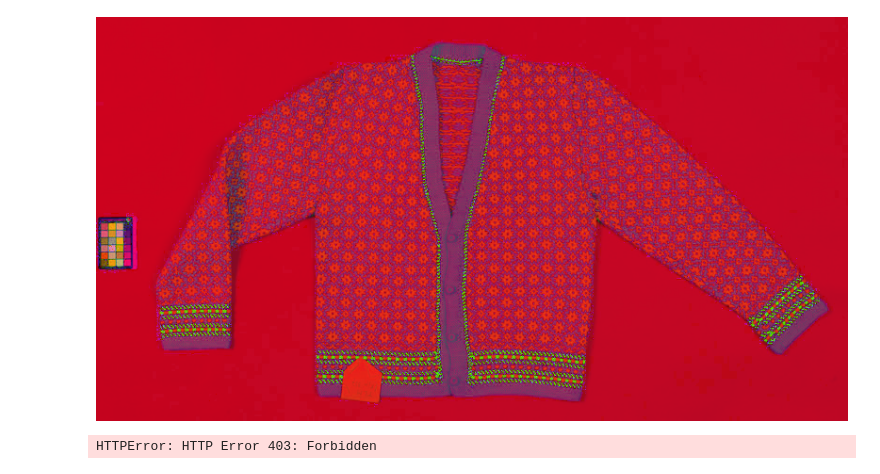
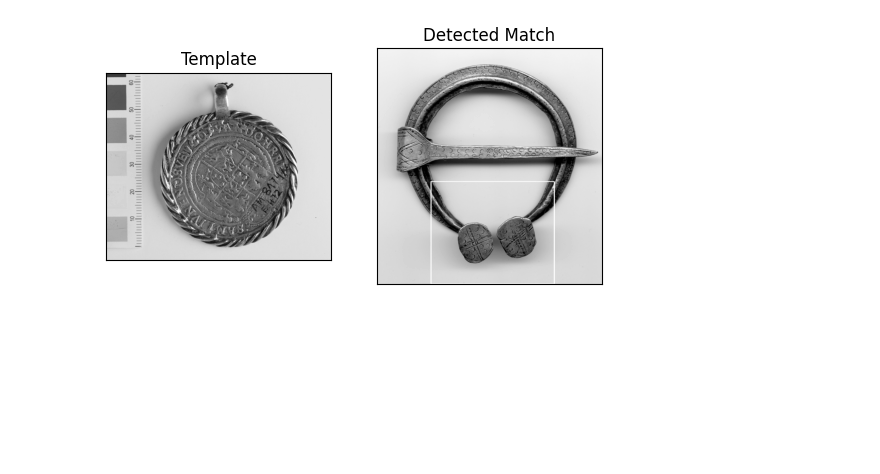
Before and after one commit to olexandr7/erm_workshop, a Jupyter notebook: ERM_workshop_2.ipynb, the cells around one changed output. Drawn from its saved outputs; the diff is of its cells as text; code cells hidden in the pictures; blank space fills up the shorter version.

```diff
--- a/ERM_workshop_2.ipynb
+++ b/ERM_workshop_2.ipynb
@@ -64,21 +43,45 @@ img3 = hsv
-# %%
-from google.colab.patches import cv2_imshow
-cv2_imshow(img3)
-# %% [output]
-[figure, removed]
 # %%
-url_img = "https://www.muis.ee/digitaalhoidla/api/meedia/pisipilt?id=dbcd28ca-89e3-4c13-b6e8-b0cbc889c771"
-url_template = "https://i.sstatic.net/XLwFS.png"
+#Choosing image and template
+#https://docs.opencv.org/3.4/d4/dc6/tutorial_py_template_matching.html
 
+#Image and template set here
+url_img = "https://www.muis.ee/digitaalhoidla/api/meedia/pisipilt?id=236f05e6-4060-4190-9eaf-0f0f70e0d09e"
+url_template = "https://www.muis.ee/digitaalhoidla/api/meedia/pisipilt?id=5120c5cc-6e75-4dca-a366-df361a138f8a"
 
+#loading images
 url_response_img = urllib.request.urlopen(url_img)
 img = cv2.imdecode(np.array(bytearray(url_response_img.read()), dtype=np.uint8), -1)
 url_response_template = urllib.request.urlopen(url_template)
 template = cv2.imdecode(np.array(bytearray(url_response_template.read()), dtype=np.uint8), -1)
-#setting to grey
+#setting to grey color scheme
 img = cv2.cvtColor(img, cv2.COLOR_BGR2GRAY)
 template = cv2.cvtColor(template, cv2.COLOR_BGR2GRAY)
+#type conversion
+img = img.astype(np.uint8)
+template = template.astype(np.uint8)
 
-#w, h = template.shape[::-1]
+#resizing (sometimes needed to resize template)
+#template = cv2.resize(template, (0, 0), fx = 0.1, fy = 0.1)
-# %% [output]
-HTTPError: HTTP Error 403: Forbidden
+# %%
+#https://docs.opencv.org/3.4/d4/dc6/tutorial_py_template_matching.html
+#Setting pre-requisites for template/pattern matching
+w, h = template.shape[::-1]
+img2 = img.copy()
+img = img2.copy()
+method = eval('cv2.TM_CCOEFF')
+
+# Applying template Matching
+res = cv2.matchTemplate(img, template, method)
+min_val, max_val, min_loc, max_loc = cv2.minMaxLoc(res)
+top_left = max_loc
+bottom_right = (top_left[0] + w, top_left[1] + h)
+# %%
+#Visualizing pattern matching
+cv2.rectangle(img,top_left, bottom_right, 255, 2)
+plt.subplot(121),plt.imshow(template, cmap = 'gray')
+plt.title('Template'), plt.xticks([]), plt.yticks([])
+plt.subplot(122),plt.imshow(img, cmap = 'gray')
+plt.title('Detected Match'), plt.xticks([]), plt.yticks([])
+plt.show()
+# %% [output]
+[figure, added]
```
Also changed, not shown: parts of 6 cells of this notebook.
